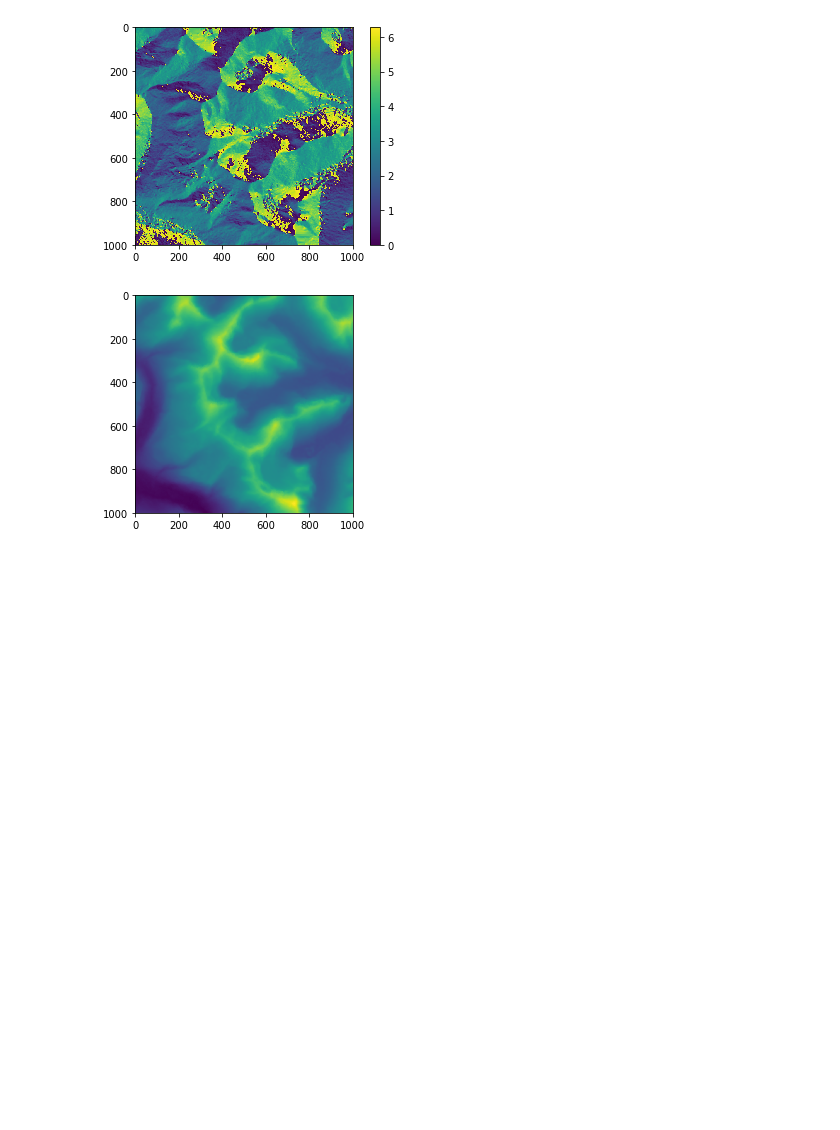
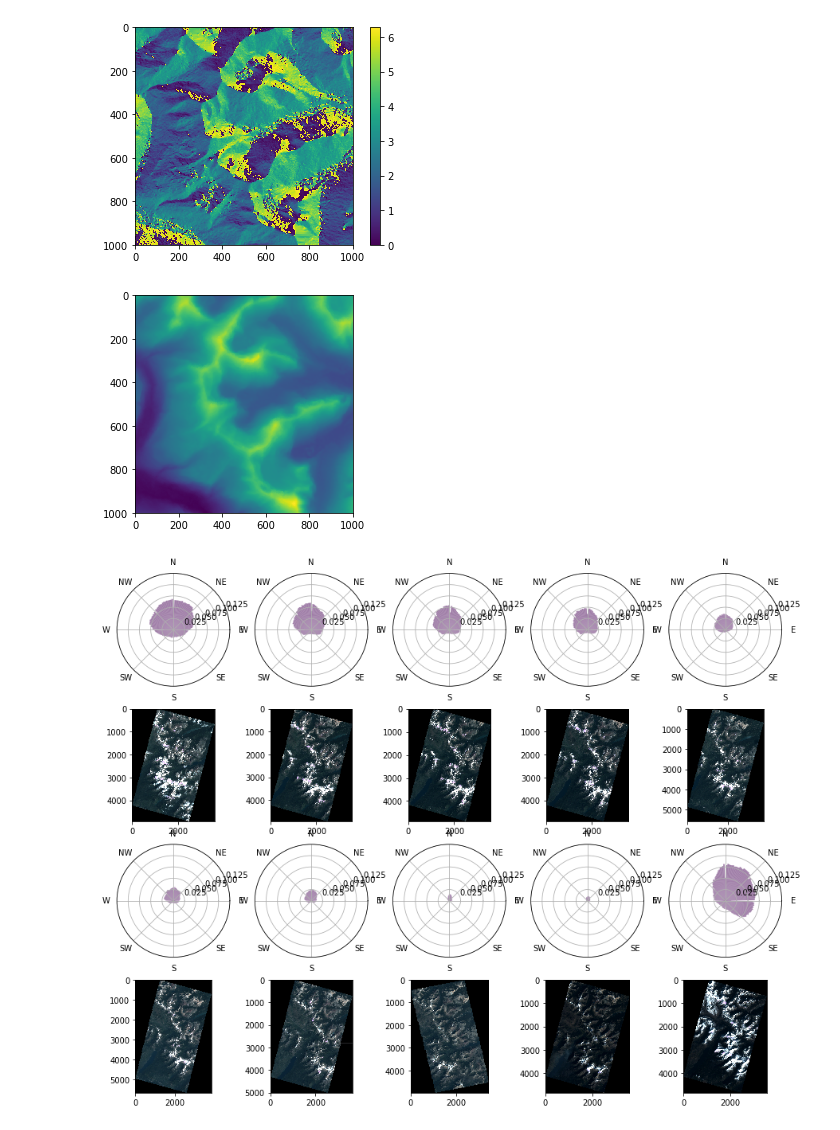
Before and after one commit to ohcaude/Glacier, a Jupyter notebook: snow.ipynb, the cells around one changed output. Saved outputs shown, nothing was run; the diff lists cells and outputs as text; code cells hidden in the pictures; blank space fills up the shorter version.

```diff
--- a/snow.ipynb
+++ b/snow.ipynb
@@ -73,3 +77,21 @@ plt.show()
 [figure]
 [figure]
 [figure]
+# %%
+plt.figure(figsize=(15, 12))
+for cc,theta,radii,width in zip(range(len(faces)),faces,snow_accumulations,widths):
+    if cc<5:
+        count = cc+1
+    else:
+        count = 5+cc+1
+    ax = plt.subplot(4,5,count, projection='polar')
+    bars = ax.bar(theta, radii, width=width, bottom=0.0,color=plt.cm.viridis(0/len(os.listdir(directory_name))),alpha=0.5)
+    ax.set_xticks([0, np.pi/4,np.pi/2,3*np.pi/4,np.pi,5*np.pi/4,3*np.pi/2,7*np.pi/4])
+    ax.set_yticks([0.025,0.05,0.075,0.1,0.125])
+    ax.set_xticklabels(['E','NE','N','NW','W','SW','S','SE'])
+    im_display = rescale_intensity(ims[cc],out_range=(0,255),in_range=(10,120)).astype('uint8')
+    ax = plt.subplot(4,5,count+5)
+    plt.imshow(im_display)
+plt.show()
+# %% [output]
+[figure, added]
```
Also changed, not shown: parts of 5 cells of this notebook.
